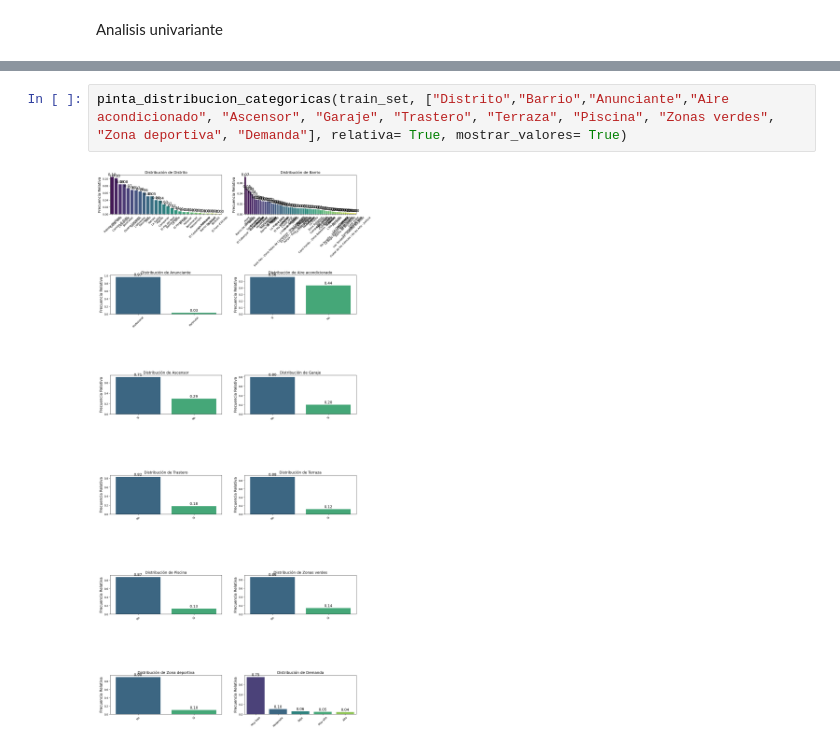
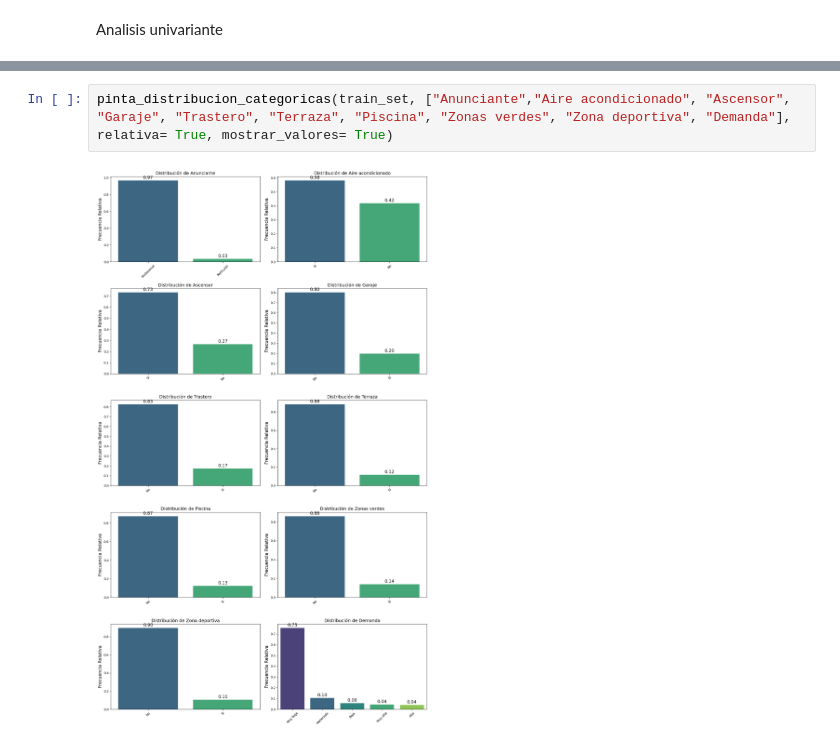
Before and after one commit to Apriroca/ML_Prediccion_Vivienda_Valencia, a Jupyter notebook: main.ipynb, the cells around one changed output, grey strips where cells are left out. Cells and saved outputs as stored; diff of their text form.

```diff
--- a/main.ipynb
+++ b/main.ipynb
@@ -220,4 +220,4 @@ plt.show()
 # %%
-pinta_distribucion_categoricas(train_set, ["Distrito","Barrio","Anunciante","Aire acondicionado", "Ascensor", "Garaje", "Trastero", "Terraza", "Piscina", "Zonas verdes", "Zona deportiva", "Demanda"], relativa= True, mostrar_valores= True)
+pinta_distribucion_categoricas(train_set, ["Anunciante","Aire acondicionado", "Ascensor", "Garaje", "Trastero", "Terraza", "Piscina", "Zonas verdes", "Zona deportiva", "Demanda"], relativa= True, mostrar_valores= True)
 # %% [output]
-[figure, old version]
+[figure, new version]
```
Also changed, not shown: parts of 1 cell of this notebook.
